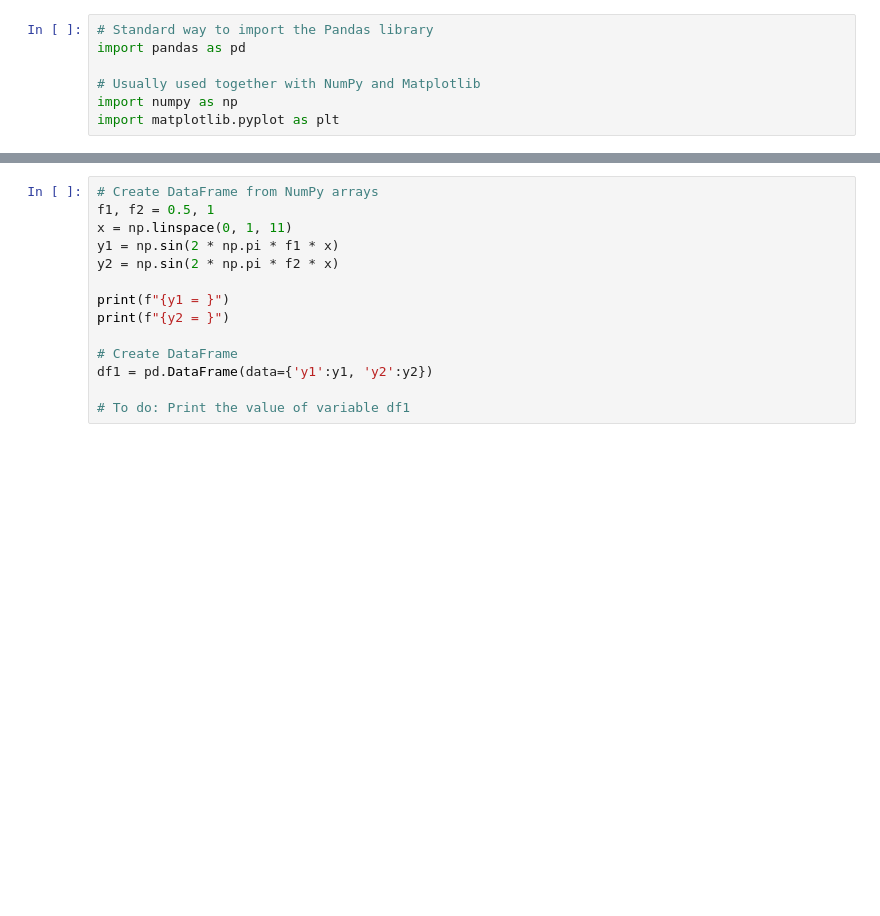
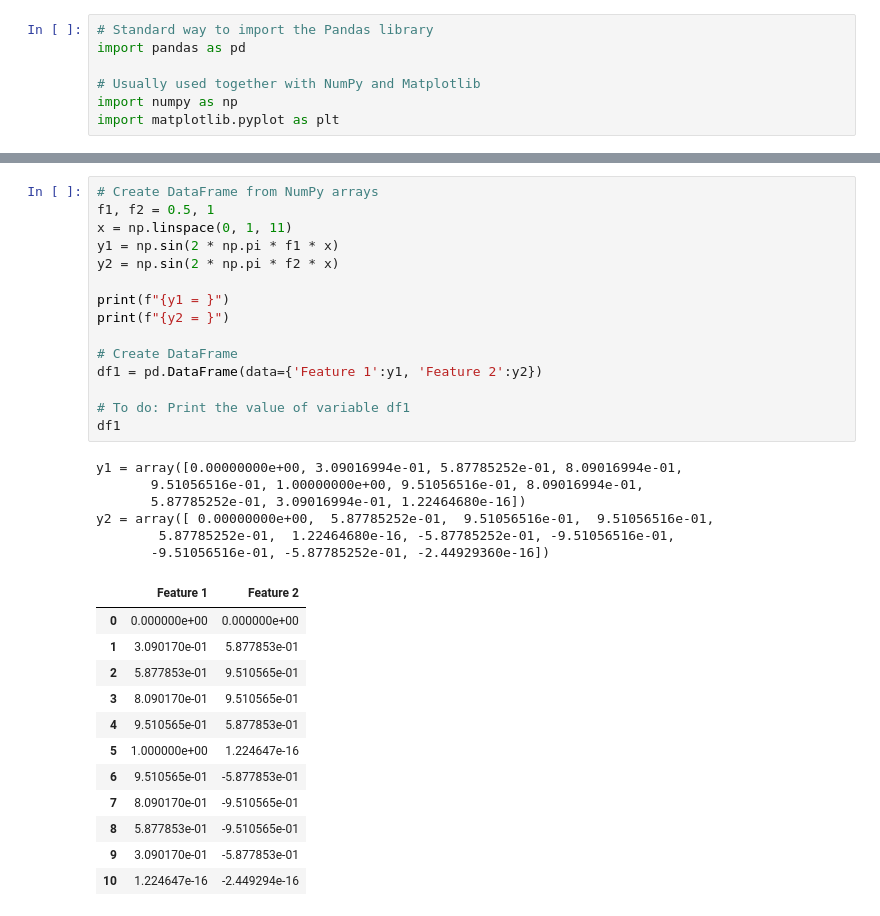
Before and after one commit to wooihaw/mlpy_july2024, a Jupyter notebook: Python_libraries.ipynb, the cells around one changed output, grey strips where cells are left out. Cells and saved outputs as stored; diff of their text form; blank space fills up the shorter version.

```diff
--- a/Python_libraries.ipynb
+++ b/Python_libraries.ipynb
@@ -120,17 +175,37 @@ signal1 = pd.Series(y1, name='y1')
 # %%
 # Create DataFrame from NumPy arrays
 f1, f2 = 0.5, 1
 x = np.linspace(0, 1, 11)
 y1 = np.sin(2 * np.pi * f1 * x)
 y2 = np.sin(2 * np.pi * f2 * x)
 
 print(f"{y1 = }")
 print(f"{y2 = }")
 
 # Create DataFrame
-df1 = pd.DataFrame(data={'y1':y1, 'y2':y2})
+df1 = pd.DataFrame(data={'Feature 1':y1, 'Feature 2':y2})
 
 # To do: Print the value of variable df1
+df1
+# %% [output]
+y1 = array([0.00000000e+00, 3.09016994e-01, 5.87785252e-01, 8.09016994e-01,
+       9.51056516e-01, 1.00000000e+00, 9.51056516e-01, 8.09016994e-01,
+       5.87785252e-01, 3.09016994e-01, 1.22464680e-16])
+y2 = array([ 0.00000000e+00,  5.87785252e-01,  9.51056516e-01,  9.51056516e-01,
+        5.87785252e-01,  1.22464680e-16, -5.87785252e-01, -9.51056516e-01,
+       -9.51056516e-01, -5.87785252e-01, -2.44929360e-16])
+|  | Feature 1 | Feature 2 |
+| 0 | 0.000000e+00 | 0.000000e+00 |
+| 1 | 3.090170e-01 | 5.877853e-01 |
+| 2 | 5.877853e-01 | 9.510565e-01 |
+| 3 | 8.090170e-01 | 9.510565e-01 |
+| 4 | 9.510565e-01 | 5.877853e-01 |
+| 5 | 1.000000e+00 | 1.224647e-16 |
+| 6 | 9.510565e-01 | -5.877853e-01 |
+| 7 | 8.090170e-01 | -9.510565e-01 |
+| 8 | 5.877853e-01 | -9.510565e-01 |
+| 9 | 3.090170e-01 | -5.877853e-01 |
+| 10 | 1.224647e-16 | -2.449294e-16 |
 # %%
 # Access Row 1
 arow1 = df1.loc[1]
```
Also changed, not shown: parts of 23 cells of this notebook, 4 other files.
